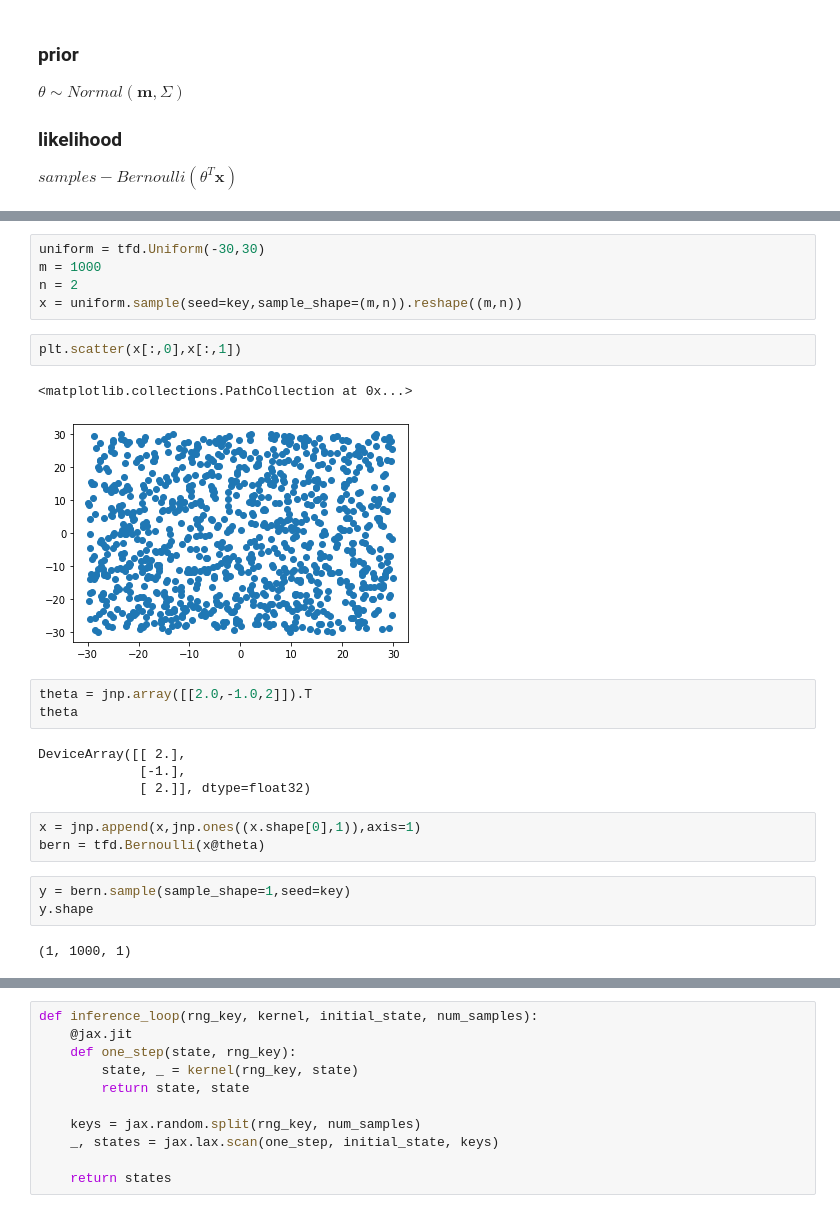
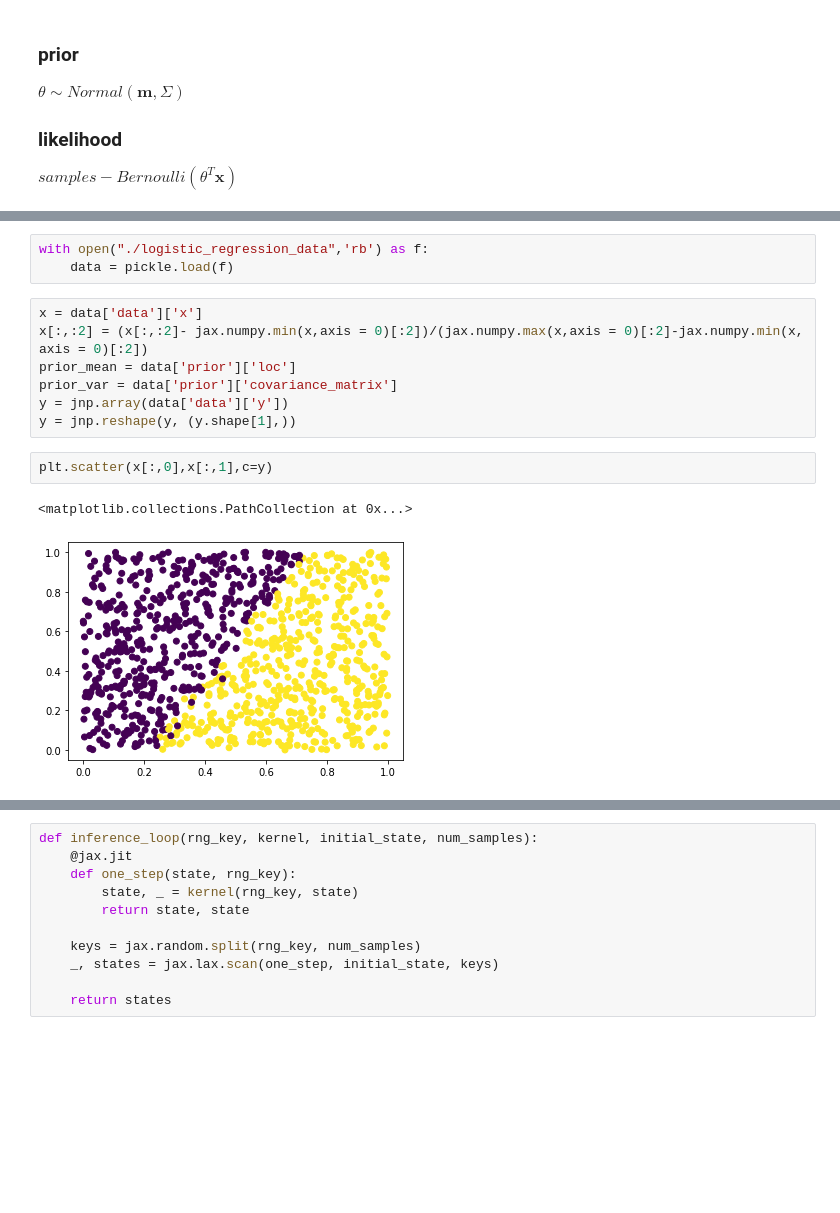
Before and after one commit to AnandShegde/pml_baselines, a Jupyter notebook: logistic regression/MCMC_RMH.ipynb, the cells around one changed output, grey strips where cells are left out. Cells and saved outputs as stored; diff of their text form; blank space fills up the shorter version.

```diff
--- a/logistic regression/MCMC_RMH.ipynb
+++ b/logistic regression/MCMC_RMH.ipynb
@@ -34,25 +32,15 @@ WARNING:absl:No GPU/TPU found, falling back to CPU. (Set TF_CPP_MIN_LOG_LEVEL=0
-# %%
-uniform = tfd.Uniform(-30,30)
-m = 1000
-n = 2
-x = uniform.sample(seed=key,sample_shape=(m,n)).reshape((m,n))
+# %%
+with open("./logistic_regression_data",'rb') as f:
+    data = pickle.load(f)
+# %%
+x = data['data']['x']
+x[:,:2] = (x[:,:2]- jax.numpy.min(x,axis = 0)[:2])/(jax.numpy.max(x,axis = 0)[:2]-jax.numpy.min(x, axis = 0)[:2])
+prior_mean = data['prior']['loc']
+prior_var = data['prior']['covariance_matrix']
+y = jnp.array(data['data']['y'])
+y = jnp.reshape(y, (y.shape[1],))
 # %%
-plt.scatter(x[:,0],x[:,1])
+plt.scatter(x[:,0],x[:,1],c=y)
 # %% [output]
 <matplotlib.collections.PathCollection at 0x...>
-[figure, old version]
+[figure, new version]
-# %%
-theta = jnp.array([[2.0,-1.0,2]]).T
-theta
-# %% [output]
-DeviceArray([[ 2.],
-             [-1.],
-             [ 2.]], dtype=float32)
-# %%
-x = jnp.append(x,jnp.ones((x.shape[0],1)),axis=1)
-bern = tfd.Bernoulli(x@theta)
-# %%
-y = bern.sample(sample_shape=1,seed=key)
-y.shape
-# %% [output]
-(1, 1000, 1)
```
Also changed, not shown: parts of 9 cells of this notebook.
